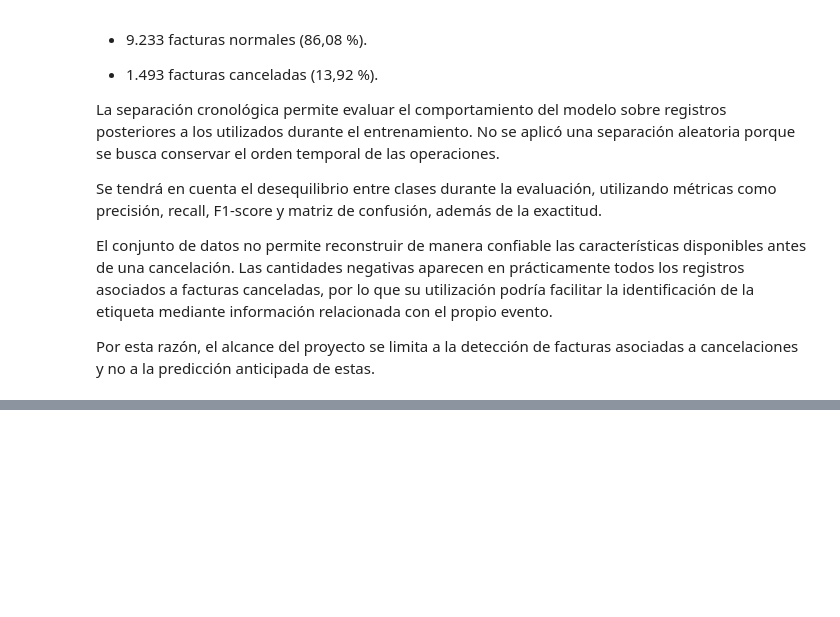
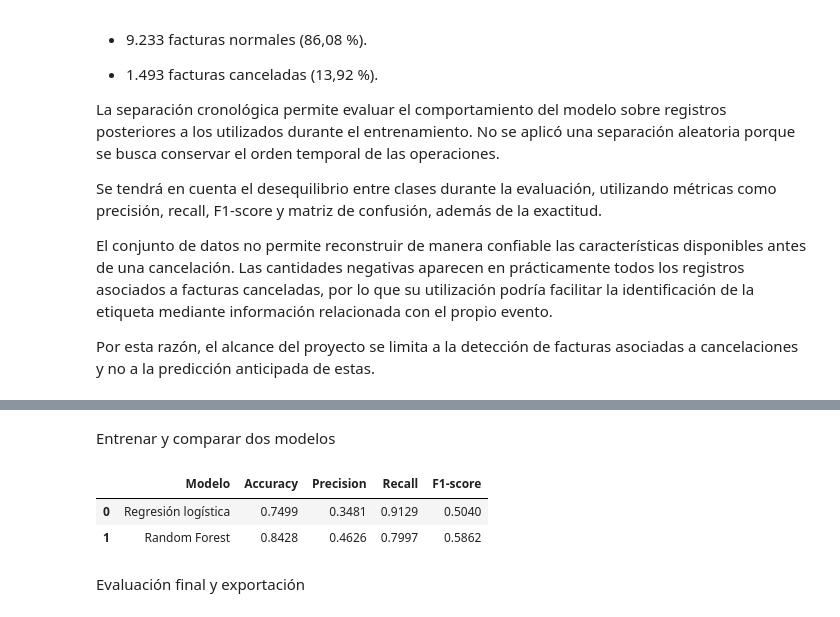
Before and after one commit to JuanEstebanRomeroUM/PROYECTO-FINAL-MINERIA-DE-DATOS, a Jupyter notebook: Notebooks/Proyecto.ipynb, the cells around one changed output, grey strips where cells are left out. Cells and saved outputs as stored; diff of their text form; code cells hidden in the pictures; blank space fills up the shorter version.

Commit message:
Completa fases 7 a 12: modelo, API y documentación

```diff
--- a/Notebooks/Proyecto.ipynb
+++ b/Notebooks/Proyecto.ipynb
@@ -2189,0 +2240,65 @@ Por esta razón, el alcance del proyecto se limita a la detección de facturas a
+# %% [markdown]
+Entrenar y comparar dos modelos
+# %%
+from sklearn.pipeline import Pipeline
+from sklearn.preprocessing import StandardScaler
+from sklearn.linear_model import LogisticRegression
+from sklearn.ensemble import RandomForestClassifier
+from sklearn.metrics import (
+    accuracy_score,
+    precision_score,
+    recall_score,
+    f1_score,
+    confusion_matrix,
+    classification_report
+)
+
+# Modelo 1: Regresión logística
+modelo_logistico = Pipeline([
+    ("escalado", StandardScaler()),
+    ("modelo", LogisticRegression(
+        max_iter=1000,
+        class_weight="balanced",
+        random_state=42
+    ))
+])
+
+# Modelo 2: Random Forest
+modelo_random_forest = Pipeline([
+    ("modelo", RandomForestClassifier(
+        n_estimators=200,
+        class_weight="balanced",
+        random_state=42,
+        n_jobs=-1
+    ))
+])
+
+# Entrenamiento exclusivo con los datos de entrenamiento
+modelos = {
+    "Regresión logística": modelo_logistico,
+    "Random Forest": modelo_random_forest
+}
+
+resultados = []
+
+for nombre, modelo in modelos.items():
+    modelo.fit(X_train, y_train)
+    predicciones = modelo.predict(X_test)
+
+    resultados.append({
+        "Modelo": nombre,
+        "Accuracy": accuracy_score(y_test, predicciones),
+        "Precision": precision_score(y_test, predicciones, zero_division=0),
+        "Recall": recall_score(y_test, predicciones, zero_division=0),
+        "F1-score": f1_score(y_test, predicciones, zero_division=0)
+    })
+
+# Comparación de resultados
+tabla_resultados = pd.DataFrame(resultados)
+display(tabla_resultados.round(4))
+# %% [output]
+|  | Modelo | Accuracy | Precision | Recall | F1-score |
+| 0 | Regresión logística | 0.7499 | 0.3481 | 0.9129 | 0.5040 |
+| 1 | Random Forest | 0.8428 | 0.4626 | 0.7997 | 0.5862 |
+# %% [markdown]
+Evaluación final y exportación
```
Also changed, not shown: parts of 18 cells of this notebook, 3 other files.
